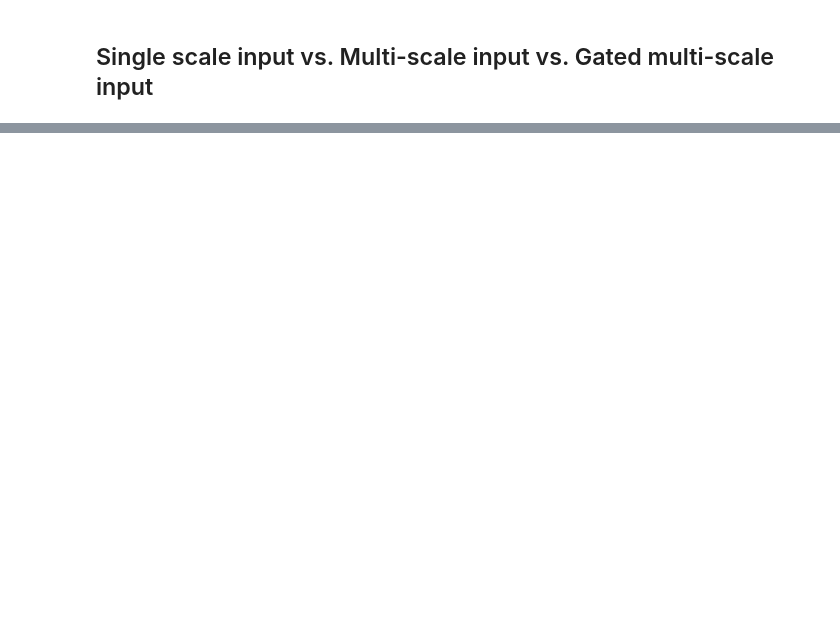
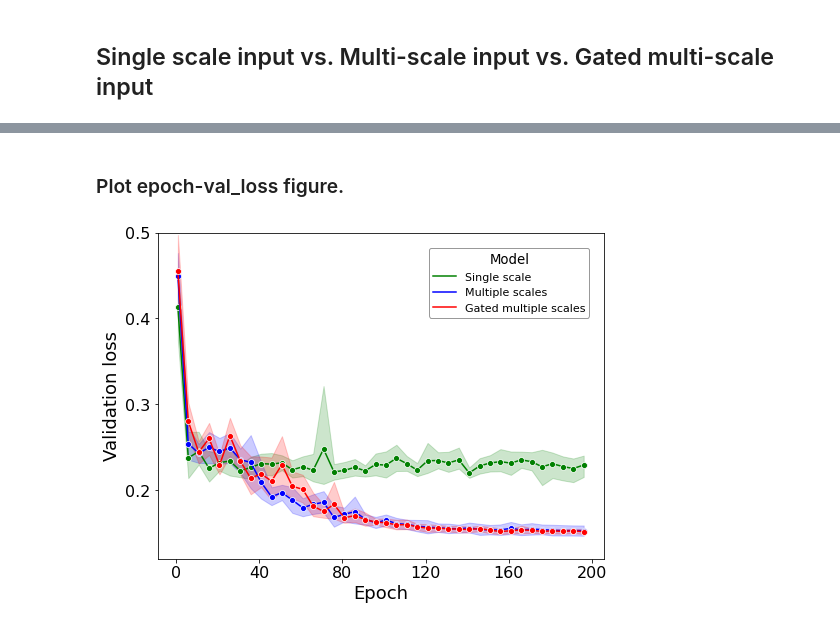
Before and after one commit to xinluo2018/Tibet-Water-2020, a Jupyter notebook: visual/methods_compare.ipynb, the cells around one changed output, grey strips where cells are left out. Cells and saved outputs as stored; diff of their text form; code cells hidden in the pictures; blank space fills up the shorter version.

```diff
--- a/visual/methods_compare.ipynb
+++ b/visual/methods_compare.ipynb
@@ -86,0 +168,25 @@ metrics_plot(metrics=metrics_sel, \
+# %% [markdown]
+### Plot epoch-val_loss figure.
+# %%
+plt.rcParams.update({'font.size': 16})
+colors = ['green', 'blue', 'red']
+
+fig = plt.figure(figsize=(8,6))
+ax = fig.add_subplot(111)
+sns.lineplot(data=metrics_models_, x='epoch', y='val_loss', \
+                hue='Model', palette=colors, marker='o', \
+                ci=95, ax=ax)
+
+# ax.legend().set_visible(False)
+ax.legend(title ='Model', title_fontsize='small', edgecolor='0.5', \
+          fontsize='x-small', loc='upper right', bbox_to_anchor=(0.48, 0.47, 0.5, 0.5))
+ax.set_ylim(top=0.5, bottom=0.12)
+y_major_locator=MultipleLocator(0.1)
+ax.yaxis.set_major_locator(y_major_locator)
+x_major_locator=MultipleLocator(40)
+ax.xaxis.set_major_locator(x_major_locator)
+ax.set_xlabel('Epoch', fontsize=18)
+ax.set_ylabel('Validation loss', fontsize=18)
+# plt.savefig(config.root_proj + '/figure/loss_methods_compare.png', bbox_inches='tight')
+# %% [output]
+[figure, added]
```
Also changed, not shown: parts of 17 cells of this notebook, 18 other files.
